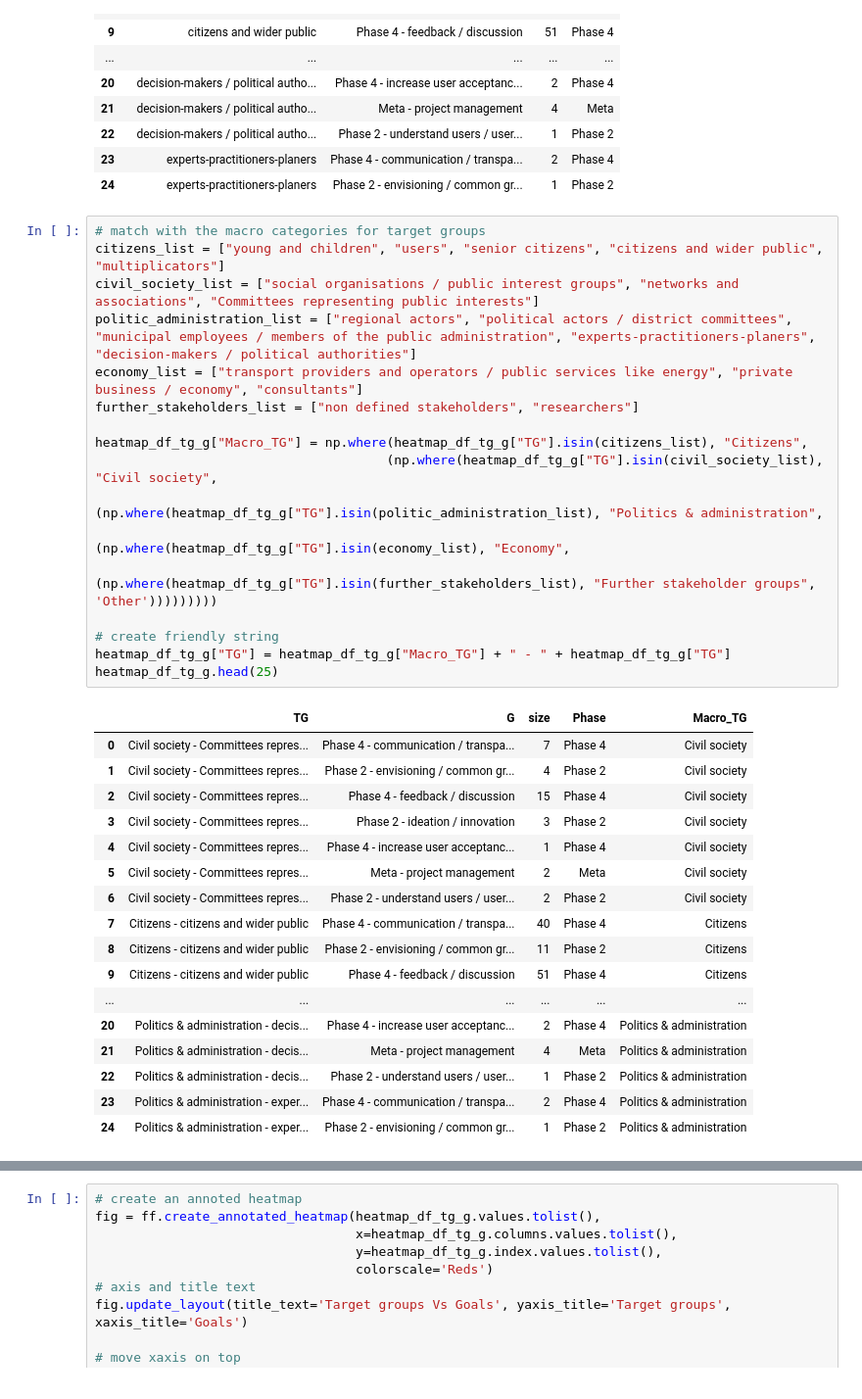
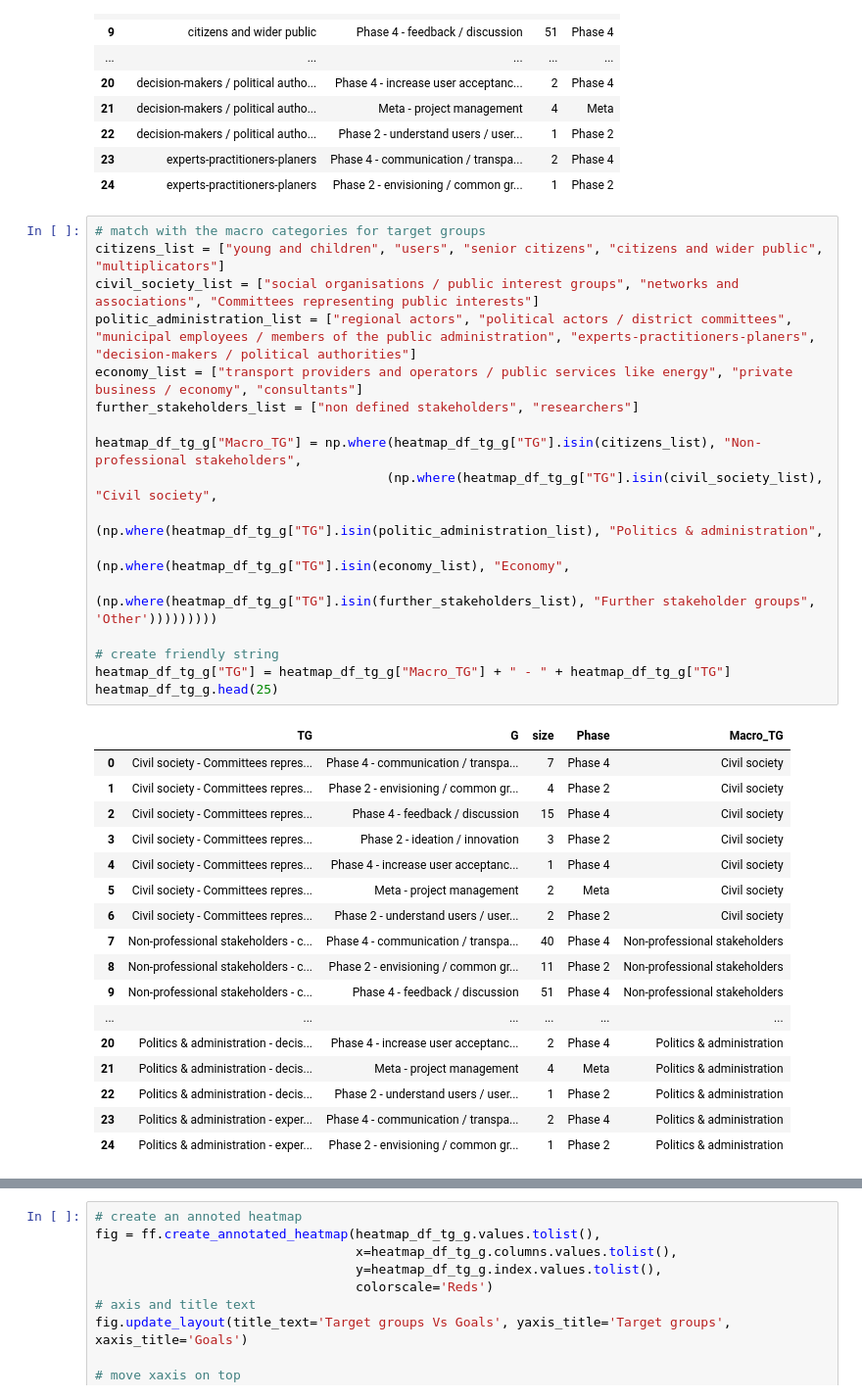
Before and after one commit to Diego-Dam/paper_co_creation_mobility_planning_germany, a Jupyter notebook: Co-Creation Paper.ipynb, the cells around one changed output, grey strips where cells are left out. Shown: that part at 98% size. Saved outputs shown, nothing was run; the diff lists cells and outputs as text.

```diff
--- a/Co-Creation Paper.ipynb
+++ b/Co-Creation Paper.ipynb
@@ -330,32 +330,32 @@ heatmap_df_tg_g.head(25)
 # %%
 # match with the macro categories for target groups
 citizens_list = ["young and children", "users", "senior citizens", "citizens and wider public", "multiplicators"]
 civil_society_list = ["social organisations / public interest groups", "networks and associations", "Committees representing public interests"]
 politic_administration_list = ["regional actors", "political actors / district committees", "municipal employees / members of the public administration", "experts-practitioners-planers", "decision-makers / political authorities"]
 economy_list = ["transport providers and operators / public services like energy", "private business / economy", "consultants"]
 further_stakeholders_list = ["non defined stakeholders", "researchers"]
 
-heatmap_df_tg_g["Macro_TG"] = np.where(heatmap_df_tg_g["TG"].isin(citizens_list), "Citizens",
+heatmap_df_tg_g["Macro_TG"] = np.where(heatmap_df_tg_g["TG"].isin(citizens_list), "Non-professional stakeholders",
                                       (np.where(heatmap_df_tg_g["TG"].isin(civil_society_list), "Civil society",
                                            (np.where(heatmap_df_tg_g["TG"].isin(politic_administration_list), "Politics & administration",
                                                (np.where(heatmap_df_tg_g["TG"].isin(economy_list), "Economy",
                                                    (np.where(heatmap_df_tg_g["TG"].isin(further_stakeholders_list), "Further stakeholder groups", 'Other')))))))))
 
 # create friendly string
 heatmap_df_tg_g["TG"] = heatmap_df_tg_g["Macro_TG"] + " - " + heatmap_df_tg_g["TG"]
 heatmap_df_tg_g.head(25)
 # %% [output]
 |  | TG | G | size | Phase | Macro_TG |
 | 0 | Civil society - Committees repres... | Phase 4 - communication / transpa... | 7 | Phase 4 | Civil society |
 | 1 | Civil society - Committees repres... | Phase 2 - envisioning / common gr... | 4 | Phase 2 | Civil society |
 | 2 | Civil society - Committees repres... | Phase 4 - feedback / discussion | 15 | Phase 4 | Civil society |
 | 3 | Civil society - Committees repres... | Phase 2 - ideation / innovation | 3 | Phase 2 | Civil society |
 | 4 | Civil society - Committees repres... | Phase 4 - increase user acceptanc... | 1 | Phase 4 | Civil society |
 | 5 | Civil society - Committees repres... | Meta - project management | 2 | Meta | Civil society |
 | 6 | Civil society - Committees repres... | Phase 2 - understand users / user... | 2 | Phase 2 | Civil society |
-| 7 | Citizens - citizens and wider public | Phase 4 - communication / transpa... | 40 | Phase 4 | Citizens |
-| 8 | Citizens - citizens and wider public | Phase 2 - envisioning / common gr... | 11 | Phase 2 | Citizens |
-| 9 | Citizens - citizens and wider public | Phase 4 - feedback / discussion | 51 | Phase 4 | Citizens |
+| 7 | Non-professional stakeholders - c... | Phase 4 - communication / transpa... | 40 | Phase 4 | Non-professional stakeholders |
+| 8 | Non-professional stakeholders - c... | Phase 2 - envisioning / common gr... | 11 | Phase 2 | Non-professional stakeholders |
+| 9 | Non-professional stakeholders - c... | Phase 4 - feedback / discussion | 51 | Phase 4 | Non-professional stakeholders |
 | ... | ... | ... | ... | ... | ... |
 | 20 | Politics & administration - decis... | Phase 4 - increase user acceptanc... | 2 | Phase 4 | Politics & administration |
 | 21 | Politics & administration - decis... | Meta - project management | 4 | Meta | Politics & administration |
```
Also changed, not shown: parts of 3 cells of this notebook.
